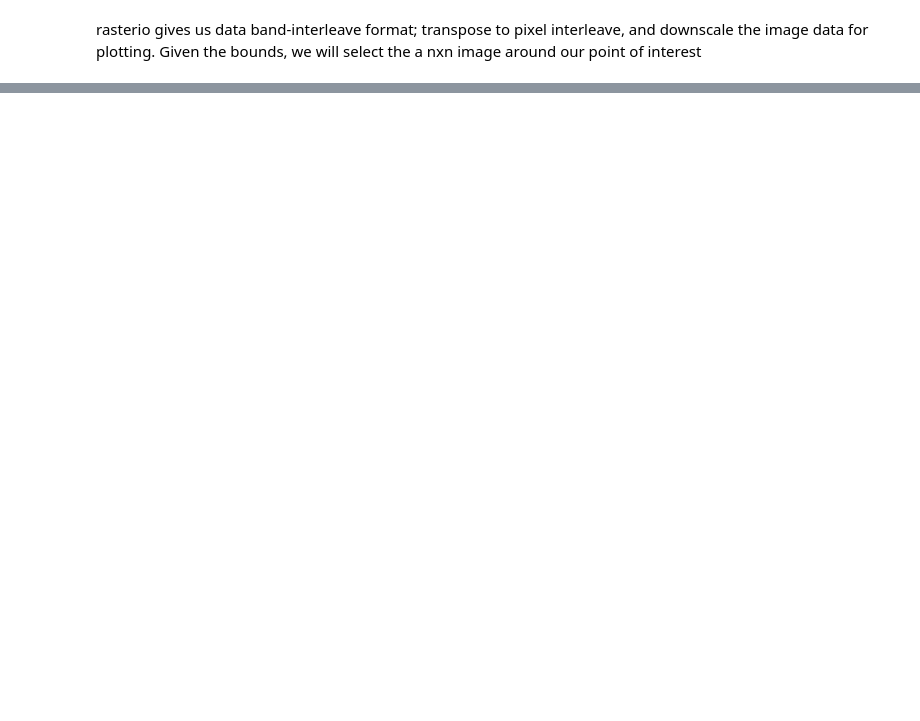
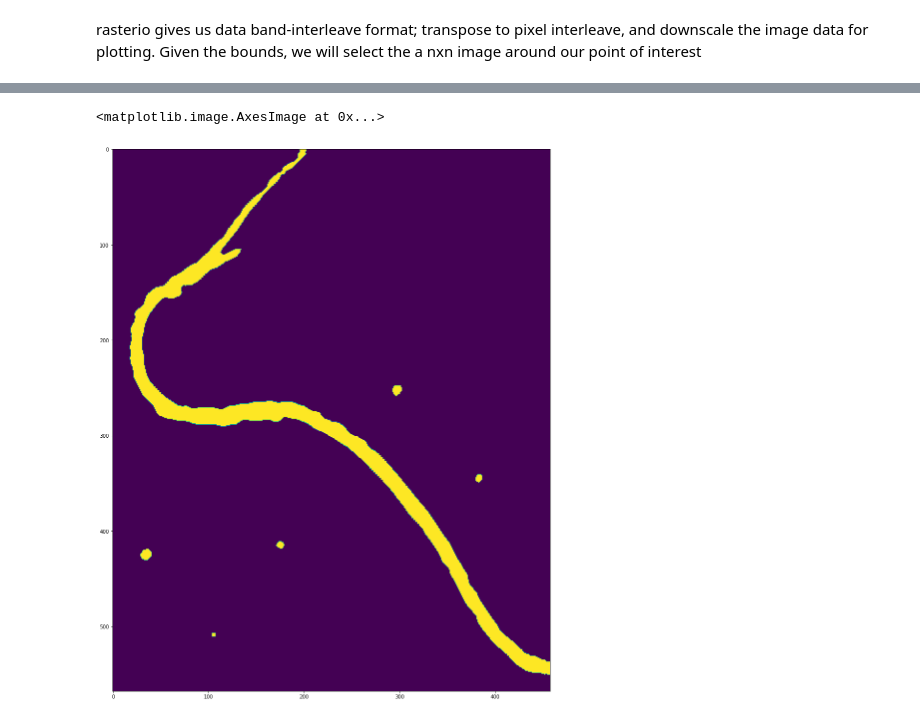
Before and after one commit to csp-inc/fluvius, a Jupyter notebook: notebooks/03-Planetary-Computer.ipynb, the cells around one changed output, grey strips where cells are left out. Drawn from its saved outputs; the diff is of its cells as text; code cells hidden in the pictures; blank space fills up the shorter version.

```diff
--- a/notebooks/03-Planetary-Computer.ipynb
+++ b/notebooks/03-Planetary-Computer.ipynb
@@ -121,0 +169,7 @@ img.resize((target_w,target_h),Image.BILINEAR)
+# %%
+f, ax = plt.subplots(1,1, figsize=(20,20))
+mask = water_mask[..., np.newaxis] * np.ones(np.array(img).shape).astype('bool')
+#water = np.ma.MaskedArray(np.array(img), mask=~mask)
+water = np.array(img)
+water[~mask] =255
+ax.imshow(water)
@@ -121,0 +179,12 @@ img.resize((target_w,target_h),Image.BILINEAR)
+# %%
+from scipy import ndimage
+from skimage import filters
+from skimage import restoration
+f, ax = plt.subplots(1,1, figsize=(20,20))
+#filt = restoration.denoise_tv_chambolle(mask,weight=1.8)
+filt = ndimage.binary_erosion(mask[...,0], structure=np.ones((3,3)))
+filt = ndimage.median_filter(filt, 9)
+ax.imshow(filt)
+# %% [output]
+<matplotlib.image.AxesImage at 0x...>
+[figure, added]
```
Also changed, not shown: parts of 15 cells of this notebook.
